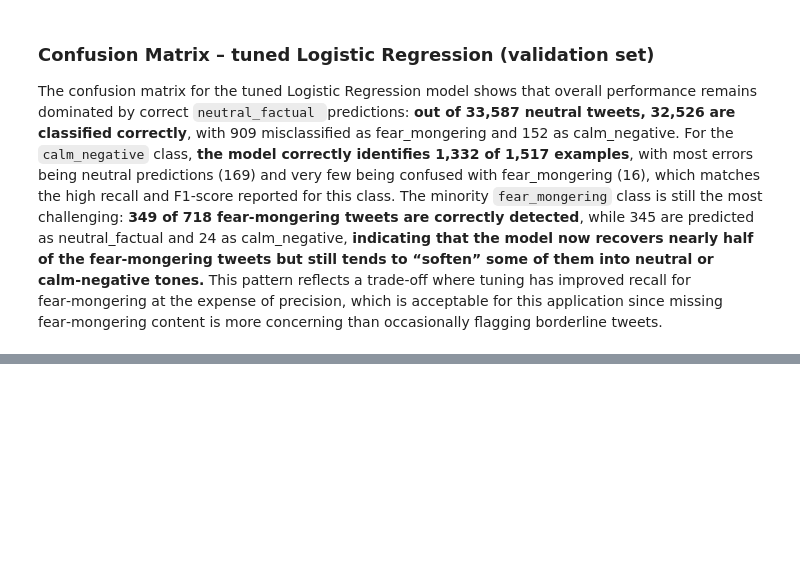
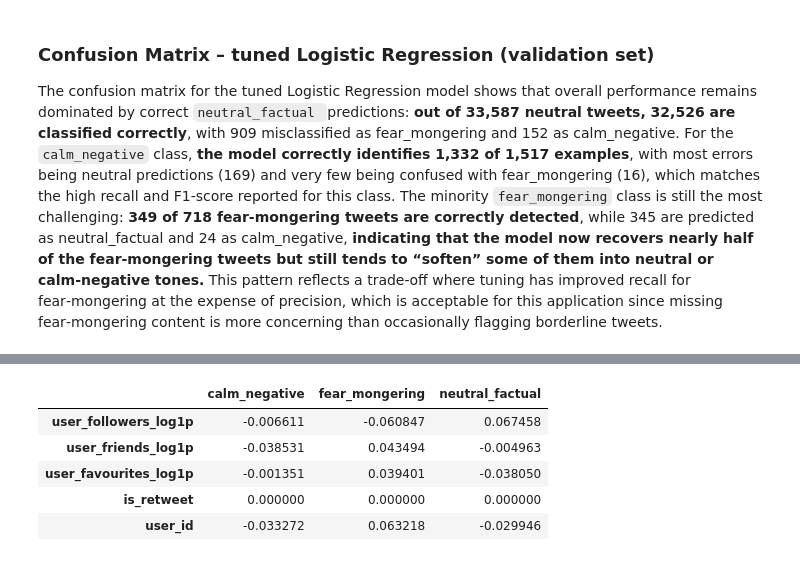
Before and after one commit to clarissecasicarino/sentiment-classifier, a Jupyter notebook: notebooks/classification_capstone.ipynb, the cells around one changed output, grey strips where cells are left out. Cells and saved outputs as stored; diff of their text form; code cells hidden in the pictures; blank space fills up the shorter version.

```diff
--- a/notebooks/classification_capstone.ipynb
+++ b/notebooks/classification_capstone.ipynb
@@ -1234,0 +1262,23 @@ The confusion matrix for the tuned Logistic Regression model shows that overall
+# %%
+logreg = best_clf.named_steps['model']
+ct = best_clf.named_steps['preprocess']
+
+num_features = numerical_cols
+
+ohe = ct.named_transformers_['cat'].named_steps['encoder']
+cat_features = list(ohe.get_feature_names_out(categorical_cols))
+
+feature_names_tabular = num_features + cat_features
+coef_tabular = logreg.coef_[:, :len(feature_names_tabular)]  # first part corresponds to tabular
+
+tabular_importance = pd.DataFrame(coef_tabular.T,
+                                  index=feature_names_tabular,
+                                  columns=logreg.classes_)
+tabular_importance.head()
+# %% [output]
+|  | calm_negative | fear_mongering | neutral_factual |
+| user_followers_log1p | -0.006611 | -0.060847 | 0.067458 |
+| user_friends_log1p | -0.038531 | 0.043494 | -0.004963 |
+| user_favourites_log1p | -0.001351 | 0.039401 | -0.038050 |
+| is_retweet | 0.000000 | 0.000000 | 0.000000 |
+| user_id | -0.033272 | 0.063218 | -0.029946 |
```
Also changed, not shown: parts of 5 cells of this notebook.
